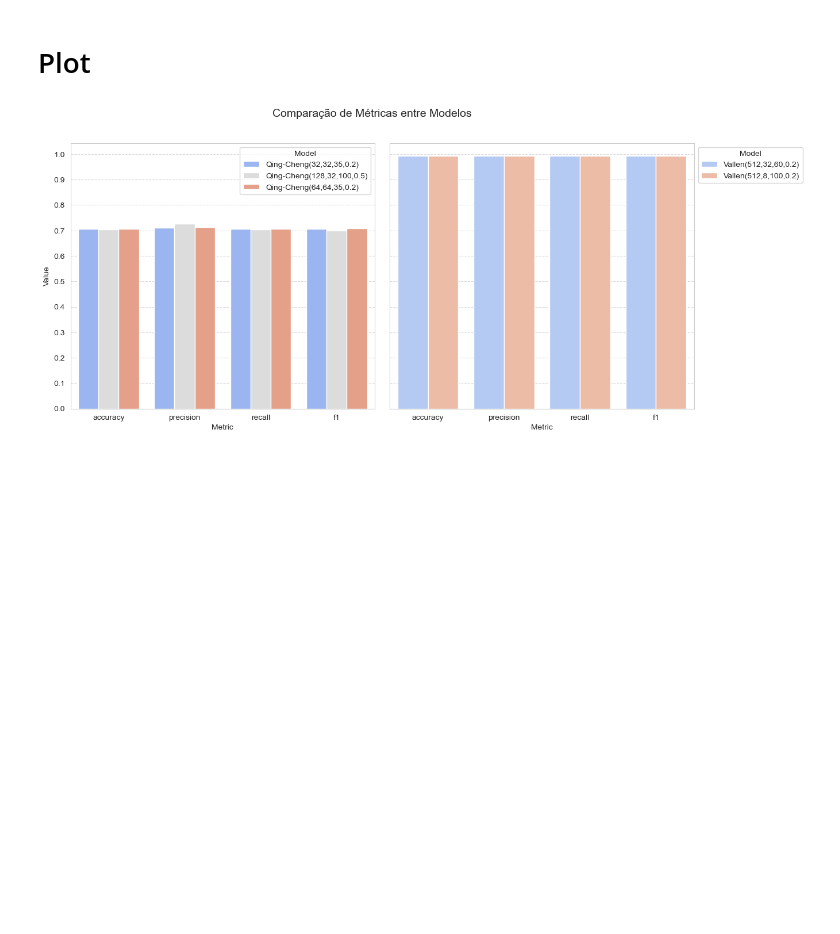
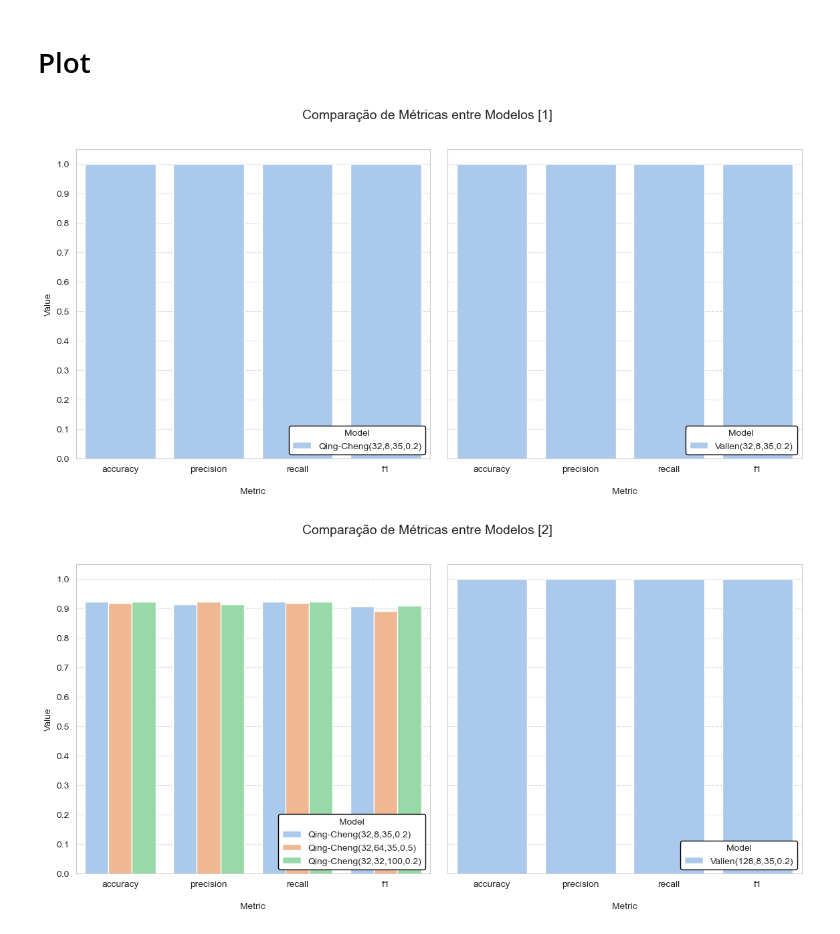
Before and after one commit to lukaltk/TCC-ml, a Jupyter notebook: model_analysis/grafico-barra-melhor-resultado.v2.ipynb, the cells around one changed output. Drawn from its saved outputs; the diff is of its cells as text; code cells hidden in the pictures; blank space fills up the shorter version.

```diff
--- a/model_analysis/grafico-barra-melhor-resultado.v2.ipynb
+++ b/model_analysis/grafico-barra-melhor-resultado.v2.ipynb
@@ -110,21 +87,0 @@ def parse_best_model_to_bar_plot(dfs, index = 7):
-# %%
-best_qing_cheng_model = parse_best_model_to_bar_plot(qing_cheng_models, 7)
-best_vallen_model = parse_best_model_to_bar_plot(vallen_models, 7)
-# %%
-fig, axes = plt.subplots(1, 2, figsize=(14, 6), sharey=True, gridspec_kw={'wspace': 0.05})
-
-for i, best_model in enumerate([best_qing_cheng_model, best_vallen_model]):
-    ax = axes[i]
-    sns.barplot(x="Metric", y="Value", hue="Model", data=best_model, palette="coolwarm", ax=ax)
-
-    ax.set_xlabel("Metric")
-    ax.set_ylabel("Value")
-
-    ax.legend(title="Model", bbox_to_anchor=(1, 1))
-    ax.grid(axis="y", linestyle="--", alpha=0.7)
-
-plt.yticks(np.arange(0, 1.1, 0.1))
-plt.suptitle("Comparação de Métricas entre Modelos", fontsize=14)
-plt.show()
-# %% [output]
-[figure, removed]
@@ -130,0 +110,23 @@ plt.show()
+# %%
+for index in range(len(qing_cheng_models)):
+    best_qing_cheng_model = parse_best_model_to_bar_plot(qing_cheng_models, index)
+    best_vallen_model = parse_best_model_to_bar_plot(vallen_models, index)
+
+    fig, axes = plt.subplots(1, 2, figsize=(14, 6), sharey=True, gridspec_kw={'wspace': 0.05})
+
+    for i, best_model in enumerate([best_qing_cheng_model, best_vallen_model]):
+        ax = axes[i]
+        sns.barplot(x="Metric", y="Value", hue="Model", data=best_model, palette="pastel", ax=ax)
+
+        ax.set_xlabel("Metric", labelpad=15)
+        ax.set_ylabel("Value")
+
+        ax.legend(title="Model", loc='lower right', framealpha=1, edgecolor='black')
+        ax.grid(axis="y", linestyle="--", alpha=0.7)
+
+    plt.yticks(np.arange(0, 1.1, 0.1))
+    plt.suptitle(f"Comparação de Métricas entre Modelos [{ index + 1 }]", fontsize=14)
+    plt.show()
+# %% [output]
+[figure, added]
+[figure, added]
```
Also changed, not shown: parts of 3 cells of this notebook, 1 other file.
